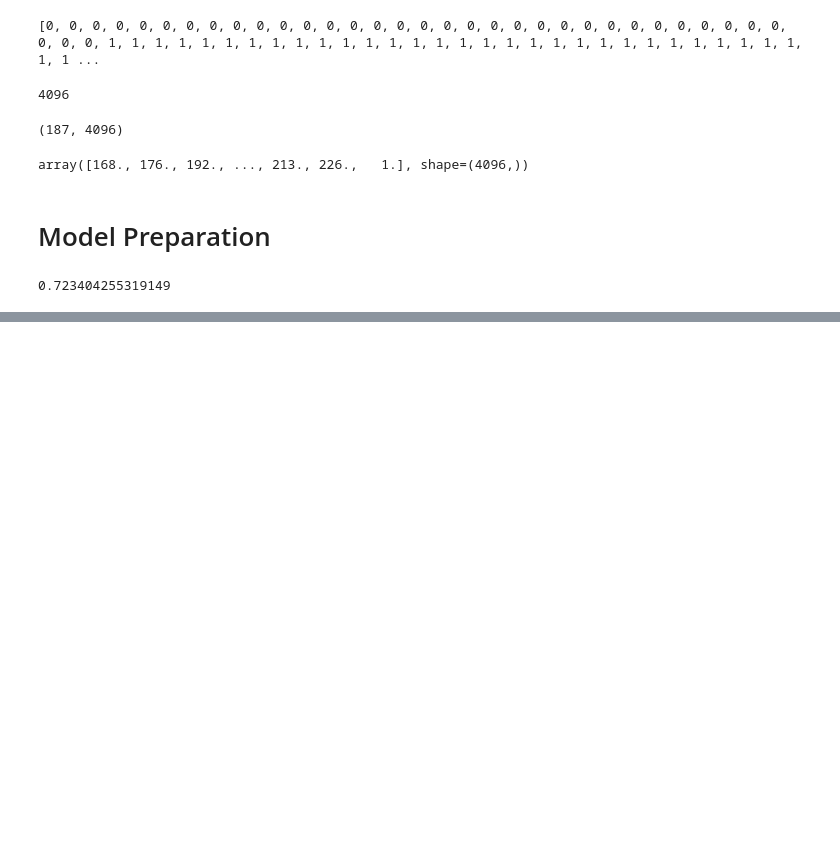
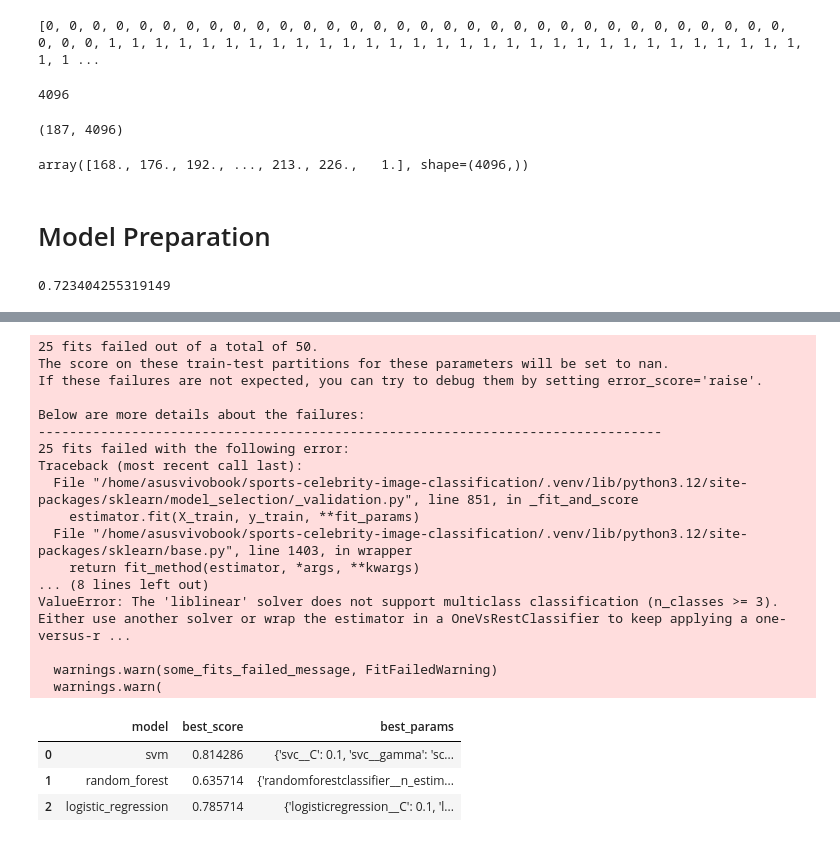
Before and after one commit to Vipinchaudhary31122002/sports-celebrity-image-classification, a Jupyter notebook: model.ipynb, the cells around one changed output, grey strips where cells are left out. Saved outputs shown, nothing was run; the diff lists cells and outputs as text; code cells hidden in the pictures; blank space fills up the shorter version.

Commit message:
created model for image classification

```diff
--- a/model.ipynb
+++ b/model.ipynb
@@ -296,0 +318,62 @@ pipe.score(X_test, Y_test)
+# %%
+model_params = {
+    'svm': {
+        'model': svm.SVC(gamma = 'auto', probability = True),
+        'params': {
+            'svc__C': [0.1, 1, 10, 100],
+            'svc__kernel': ['linear', 'rbf'],
+            'svc__gamma': ['scale', 'auto', 0.001, 0.0001]
+        }
+    },
+    'random_forest': {
+        'model': RandomForestClassifier(),
+        'params': {
+            'randomforestclassifier__n_estimators': [1, 5, 10]
+        }
+    },
+    'logistic_regression': {
+        'model': LogisticRegression(),
+        'params': {
+            'logisticregression__C': [0.01, 0.1, 1, 10, 100],
+            'logisticregression__solver': ['liblinear', 'lbfgs']
+        }
+    }
+}
+# %%
+scores = []
+best_estimators = {}
+for algo, mp in model_params.items():
+    pipe = make_pipeline(StandardScaler(), mp['model'])
+    clf = GridSearchCV(pipe, mp['params'], cv = 5, return_train_score = False)
+    clf.fit(X_train, Y_train)
+    scores.append({
+        "model": algo,
+        "best_score": clf.best_score_,
+        "best_params": clf.best_params_
+    })
+    best_estimators[algo] = clf.best_estimator_
+
+df = pd.DataFrame(scores, columns = ['model', 'best_score', 'best_params'])
+df
+# %% [output]
+25 fits failed out of a total of 50.
+The score on these train-test partitions for these parameters will be set to nan.
+If these failures are not expected, you can try to debug them by setting error_score='raise'.
+
+Below are more details about the failures:
+--------------------------------------------------------------------------------
+25 fits failed with the following error:
+Traceback (most recent call last):
+  File "/home/asusvivobook/sports-celebrity-image-classification/.venv/lib/python3.12/site-packages/sklearn/model_selection/_validation.py", line 851, in _fit_and_score
+    estimator.fit(X_train, y_train, **fit_params)
+  File "/home/asusvivobook/sports-celebrity-image-classification/.venv/lib/python3.12/site-packages/sklearn/base.py", line 1403, in wrapper
+    return fit_method(estimator, *args, **kwargs)
+... (8 lines left out)
+ValueError: The 'liblinear' solver does not support multiclass classification (n_classes >= 3). Either use another solver or wrap the estimator in a OneVsRestClassifier to keep applying a one-versus-r ...
+
+  warnings.warn(some_fits_failed_message, FitFailedWarning)
+  warnings.warn(
+|  | model | best_score | best_params |
+| 0 | svm | 0.814286 | {'svc__C': 0.1, 'svc__gamma': 'sc... |
+| 1 | random_forest | 0.635714 | {'randomforestclassifier__n_estim... |
+| 2 | logistic_regression | 0.785714 | {'logisticregression__C': 0.1, 'l... |
```
Also changed, not shown: parts of 3 cells of this notebook.
